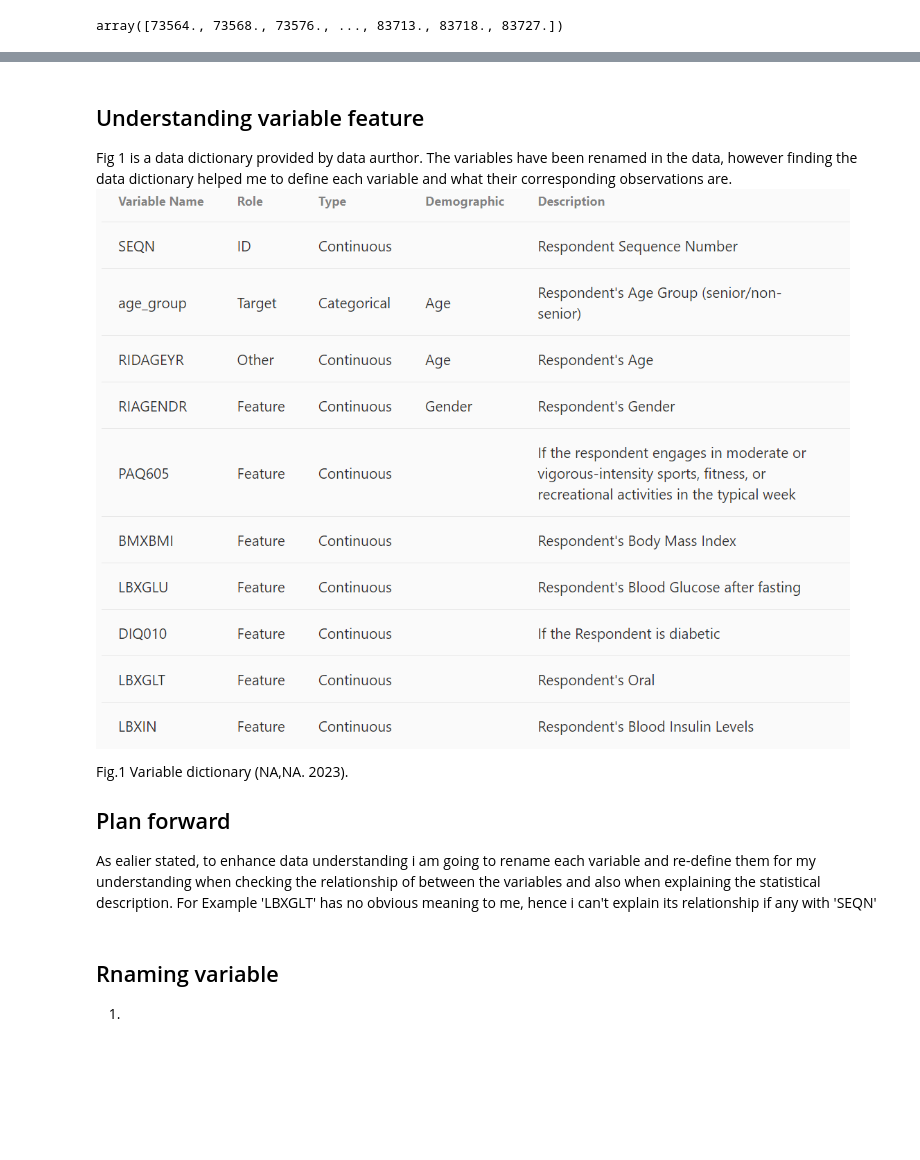
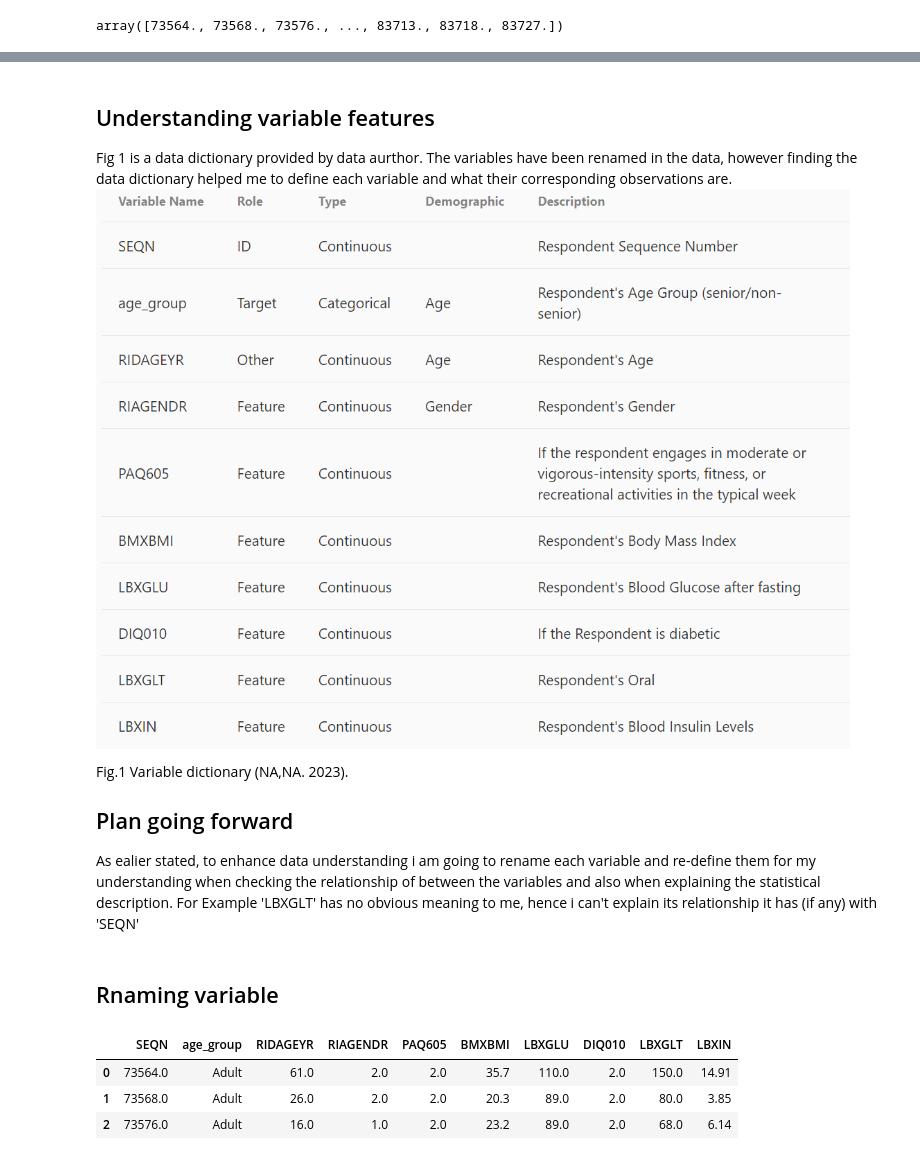
Before and after one commit to Ayomide-ola/Health-analysis, a Jupyter notebook: Integrated_CA .ipynb, the cells around one changed output, grey strips where cells are left out. Cells and saved outputs as stored; diff of their text form; code cells hidden in the pictures; blank space fills up the shorter version.

```diff
--- a/Integrated_CA .ipynb
+++ b/Integrated_CA .ipynb
@@ -308,13 +303,19 @@ Explore the real data link provided in the data breife.
 # %% [markdown]
-## Understanding variable feature
+## Understanding variable features
 
 Fig 1 is a data dictionary provided by data aurthor. The variables have been renamed in the data, however finding the data dictionary helped me to define each variable and what their corresponding observations are.
 ![Screenshot%202023-12-01%20180021.png](attachment:Screenshot%202023-12-01%20180021.png)
 
 Fig.1 Variable dictionary (NA,NA. 2023).
 
-## Plan forward
-As ealier stated, to enhance data understanding i am going to rename each variable and re-define them for my understanding when checking the relationship of between the variables and also when explaining the statistical description. For Example 'LBXGLT' has no obvious meaning to me, hence i can't explain its relationship if any with 'SEQN'
+## Plan going forward
+As ealier stated, to enhance data understanding i am going to rename each variable and re-define them for my understanding when checking the relationship of between the variables and also when explaining the statistical description. For Example 'LBXGLT' has no obvious meaning to me, hence i can't explain its relationship it has (if any) with 'SEQN'
-# %% [markdown]
-## Rnaming variable
-1.
+# %% [markdown]
+## Rnaming variable
+# %%
+df.head(3)
+# %% [output]
+|  | SEQN | age_group | RIDAGEYR | RIAGENDR | PAQ605 | BMXBMI | LBXGLU | DIQ010 | LBXGLT | LBXIN |
+| 0 | 73564.0 | Adult | 61.0 | 2.0 | 2.0 | 35.7 | 110.0 | 2.0 | 150.0 | 14.91 |
+| 1 | 73568.0 | Adult | 26.0 | 2.0 | 2.0 | 20.3 | 89.0 | 2.0 | 80.0 | 3.85 |
+| 2 | 73576.0 | Adult | 16.0 | 1.0 | 2.0 | 23.2 | 89.0 | 2.0 | 68.0 | 6.14 |
```
Also changed, not shown: parts of 18 cells of this notebook.
